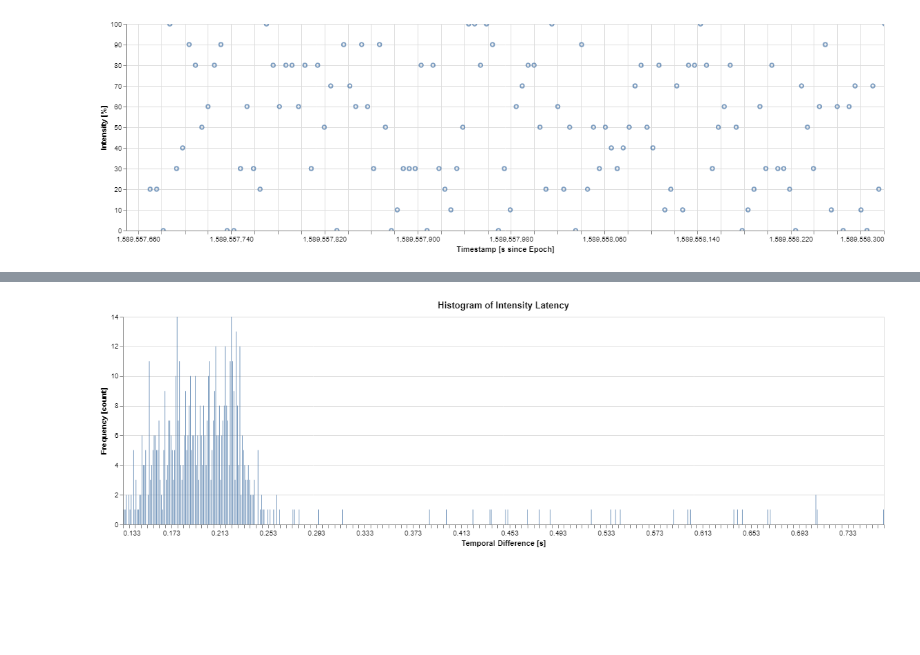
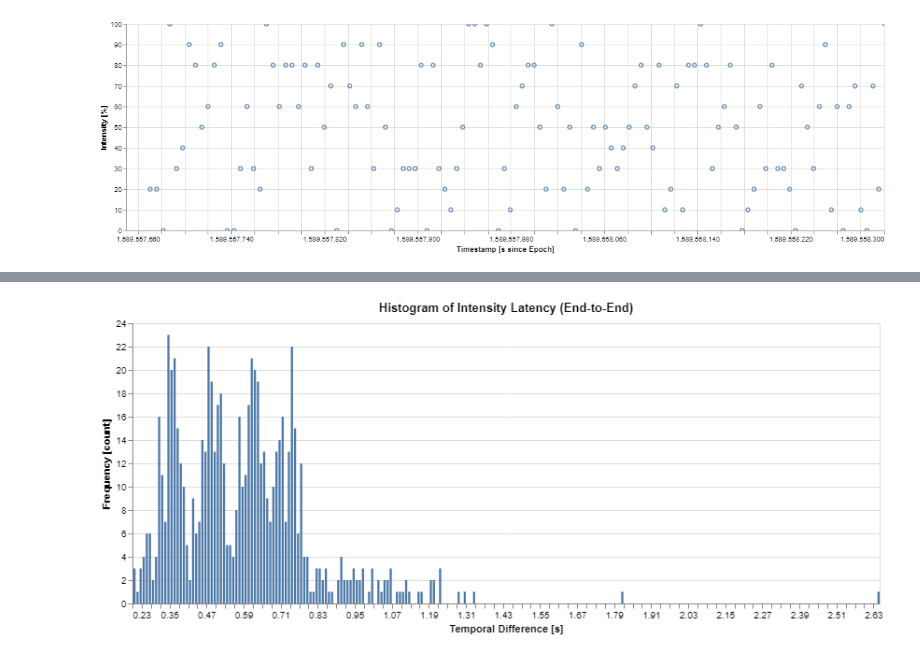
Before and after one commit to emiljohansen/IoT-F20-Project, a Jupyter notebook: evalutation/plotting/Notebook.ipynb, the cells around one changed output, grey strips where cells are left out. Cells and saved outputs as stored; diff of their text form; code cells hidden in the pictures; blank space fills up the shorter version.

Commit message:
Intensity plotting finished

```diff
--- a/evalutation/plotting/Notebook.ipynb
+++ b/evalutation/plotting/Notebook.ipynb
@@ -25,20 +44,19 @@ commands = alt.Chart(command_intensity_times).mark_point(clip=True).encode(
 # %%
 %config IPCompleter.greedy=True
 import pandas as pd
 import altair as alt
 
 intensity_delays = pd.read_csv('intensity_delays.csv')
 
-# Timeline has too much data, calculate properties instead
-alt.Chart(intensity_delays).mark_bar(clip=True
+alt.Chart(intensity_delays).mark_bar(
                                                  ).transform_calculate(
-    x='datum.LogTime - datum.CommandTime'
+    x='datum.LightChanged - datum.CommandTime'
 ).encode(
-    alt.X('x:Q', bin=alt.Bin(step=0.001), title='Temporal Difference [s]'),
+    alt.X('x:Q', bin=alt.Bin(step=0.01), title='Temporal Difference [s]'),
     alt.Y('count()', title='Frequency [count]'),
 ).properties(
-    width=1100,
-    title='Histogram of Intensity Latency'
+    width=800,
+    title='Histogram of Intensity Latency (End-to-End)'
 )
 # %% [output]
-[figure, old version]
+[figure, new version]
```
Also changed, not shown: parts of 1 cell of this notebook, 12 other files.
